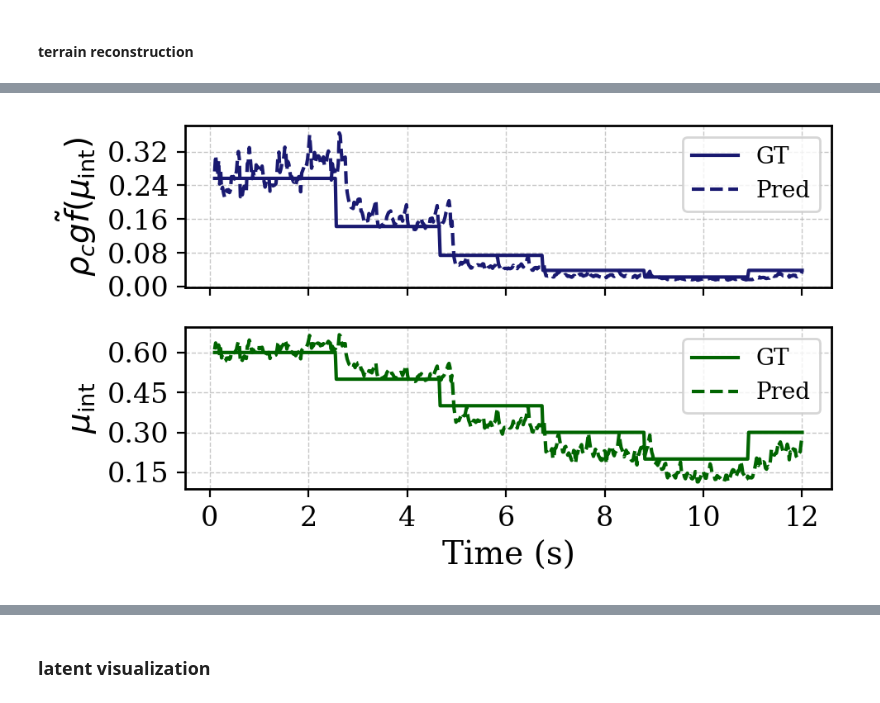
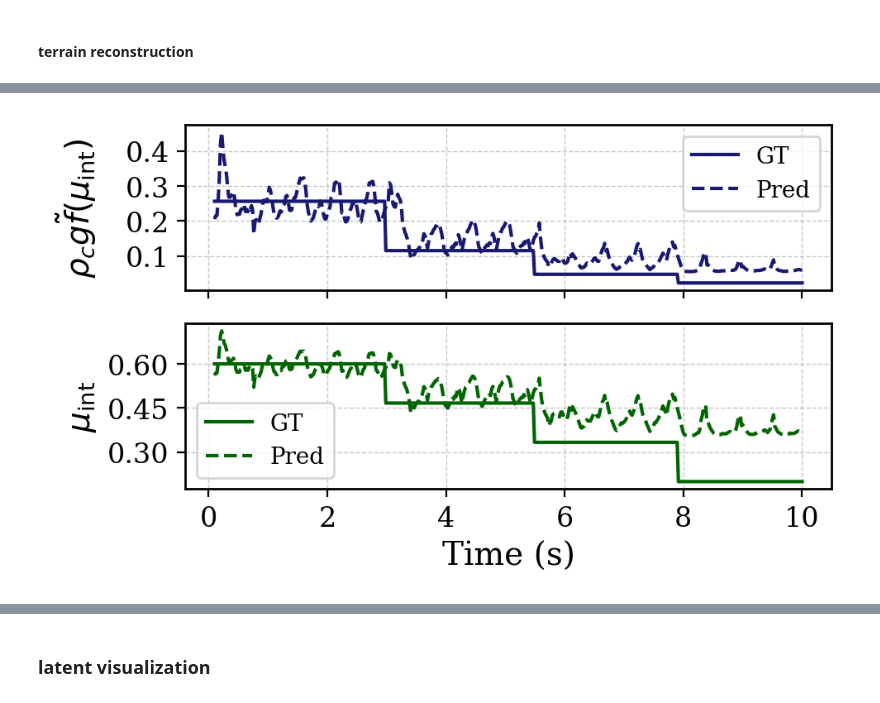
Before and after one commit to andyzong16/Isaaclab_Training, a Jupyter notebook: scripts/reinforcement_learning/rsl_rl/plot.ipynb, the cells around one changed output, grey strips where cells are left out. Drawn from its saved outputs; the diff is of its cells as text; code cells hidden in the pictures.

```diff
--- a/scripts/reinforcement_learning/rsl_rl/plot.ipynb
+++ b/scripts/reinforcement_learning/rsl_rl/plot.ipynb
@@ -73,7 +73,9 @@ plt.rcParams['font.family'] = 'serif'
 
 # # vae teacher
 # DATA_ROOT = Path(os.path.realpath('__file__')).parent.parent.parent.parent / "logs" / "rsl_rl/g1_29dof_soft_vae_teacher"
-# data_dir = DATA_ROOT / "2026-04-16_22-19-54" / "logs"
+# # data_dir = DATA_ROOT / "2026-04-16_22-19-54" / "logs"
+# # data_dir = DATA_ROOT / "2026-04-24_02-54-25" / "logs"
+# data_dir = DATA_ROOT / "2026-04-25_02-51-12" / "logs"
 
 # # vae RNN student
 # DATA_ROOT = Path(os.path.realpath('__file__')).parent.parent.parent.parent / "logs" / "rsl_rl/g1_29dof_soft_vae_student"
@@ -82,7 +84,9 @@ plt.rcParams['font.family'] = 'serif'
 
 # vae TCN student
 DATA_ROOT = Path(os.path.realpath('__file__')).parent.parent.parent.parent / "logs" / "rsl_rl/g1_29dof_soft_vae_student_tcn"
-data_dir = DATA_ROOT / "2026-04-21_22-36-08" / "logs"
+# data_dir = DATA_ROOT / "2026-04-21_22-36-08" / "logs"
+# data_dir = DATA_ROOT / "2026-04-23_00-44-01" / "logs"
+data_dir = DATA_ROOT / "2026-04-26_18-30-36" / "logs"
 # %%
 def quat_to_yaw(quat):
     """Extract yaw from quaternion [w, x, y, z]"""
@@ -118,8 +122,11 @@ contact_force_idx = slice(7, 13)
 foot_air_time_idx = slice(13, 15)
 material_prop_idx = slice(15, None)
 # %%
+# data_path = data_dir / "rl_play"
+# data_path = data_dir / "rigid"
+# data_path = data_dir / "rigid_with_soft"
 # data_path = data_dir / "terrain_transition"
-data_path = data_dir / "terrain_transition_soft"
+data_path = data_dir / "terrain_transition_soft_2"
 
 policy_obs_path = (data_path / "obs/obs.pkl").as_posix()
 privileged_obs_path = (data_path / "privileged/privileged.pkl").as_posix()
@@ -335,43 +282,51 @@ def mu_int_from_stiffness_batch(stiffness_arr, mu_rigid=0.9):
     def poly(mu):
         return 894.0 * mu**3 - 386.0 * mu**2 + 89.0 * mu
     C = poly(mu_rigid)
+    stiffness_arr = np.clip(stiffness_arr, 0.0, 1.0)  # guard against float overflow
     results = np.empty_like(stiffness_arr, dtype=float)
     for i, s in enumerate(stiffness_arr.flat):
         target = s * C
         results.flat[i] = brentq(lambda mu: poly(mu) - target, 0.0, mu_rigid + 1e-9)
     return results
 # %%
+material_prop_recon = decoded_privileged_data["material_prop"][ENV_ID, t_range]
+
+
 fig, axs = plt.subplots(2, 1, figsize=(5, 3), sharex=True)
 
 colors  = ["midnightblue", "darkgreen"]
 
+
+stiffness_gt = material_prop[:, 0]
+stiffness_pred = material_prop_recon[:, 0]
+
 # stiffness
 ax = axs[0]
-ax.plot(t_plot, material_prop[:, 1], label="GT", color=colors[0])
-ax.plot(t_plot, material_prop_recon[:, 1], label="Pred", color=colors[0], linestyle="--")
+ax.plot(t_plot, stiffness_gt, label="GT", color=colors[0])
+ax.plot(t_plot, stiffness_pred, label="Pred", color=colors[0], linestyle="--")
 ax.set_ylabel(r"$\rho_c g \tilde{f}(\mu_\text{int})$")
 ax.legend()
 ax.yaxis.set_major_locator(plt.MaxNLocator(5))
 ax.grid(True, linestyle='--', linewidth=0.5, alpha=0.7)
 
 
 # mu_int
 ax = axs[1]
-mu_int_gt = mu_int_from_stiffness_batch(material_prop[:, 1])
-mu_int_pred = mu_int_from_stiffness_batch(material_prop_recon[:, 1])
+mu_int_gt = mu_int_from_stiffness_batch(material_prop[:, 0])
+mu_int_pred = mu_int_from_stiffness_batch(material_prop_recon[:, 0])
 
 ax.plot(t_plot, mu_int_gt, label="GT", color=colors[1])
 ax.plot(t_plot, mu_int_pred, label="Pred", color=colors[1], linestyle="--")
 ax.set_ylabel(r"$\mu_\text{int}$")
 ax.legend()
 ax.yaxis.set_major_locator(plt.MaxNLocator(5))
 ax.grid(True, linestyle='--', linewidth=0.5, alpha=0.7)
 
 ax.set_xlabel("Time (s)")
 fig.align_ylabels(axs)
 
 plt.tight_layout()
 plt.savefig(os.path.join(data_path, "decoded_state.pdf"))
 plt.show()
 # %% [output]
-[figure, old version]
+[figure, new version]
```
Also changed, not shown: parts of 7 cells of this notebook, 6 other files.
